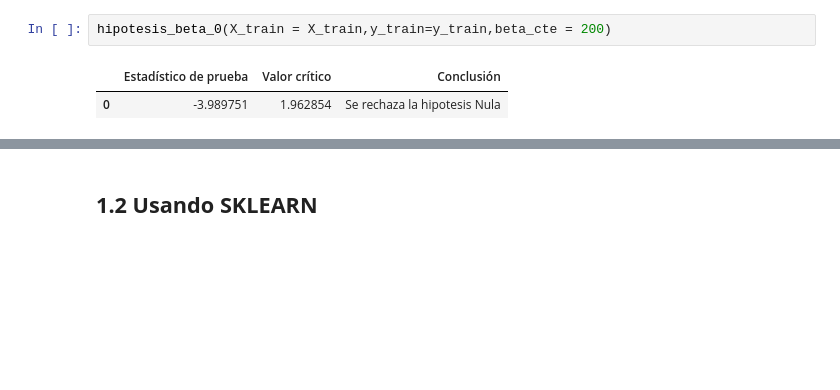
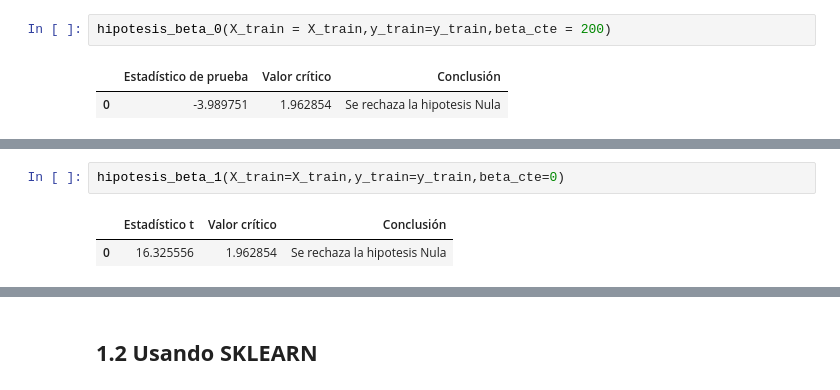
Before and after one commit to llanosrenzo/MachineLearning, a Jupyter notebook: Regresion/Modelo_Regression.ipynb, the cells around one changed output, grey strips where cells are left out. Cells and saved outputs as stored; diff of their text form; blank space fills up the shorter version.

```diff
--- a/Regresion/Modelo_Regression.ipynb
+++ b/Regresion/Modelo_Regression.ipynb
@@ -438,0 +455,5 @@ hipotesis_beta_0(X_train = X_train,y_train=y_train,beta_cte = 200)
+# %%
+hipotesis_beta_1(X_train=X_train,y_train=y_train,beta_cte=0)
+# %% [output]
+|  | Estadístico t | Valor crítico | Conclusión |
+| 0 | 16.325556 | 1.962854 | Se rechaza la hipotesis Nula |
```
Also changed, not shown: parts of 2 cells of this notebook.
